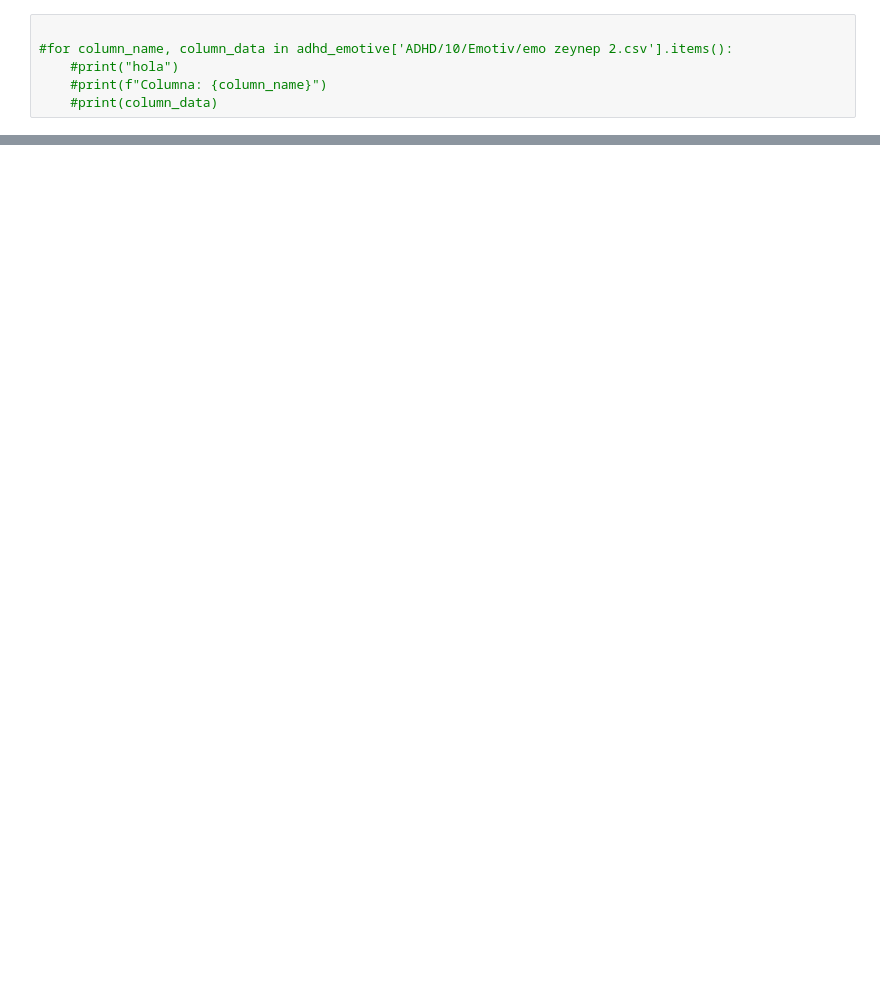
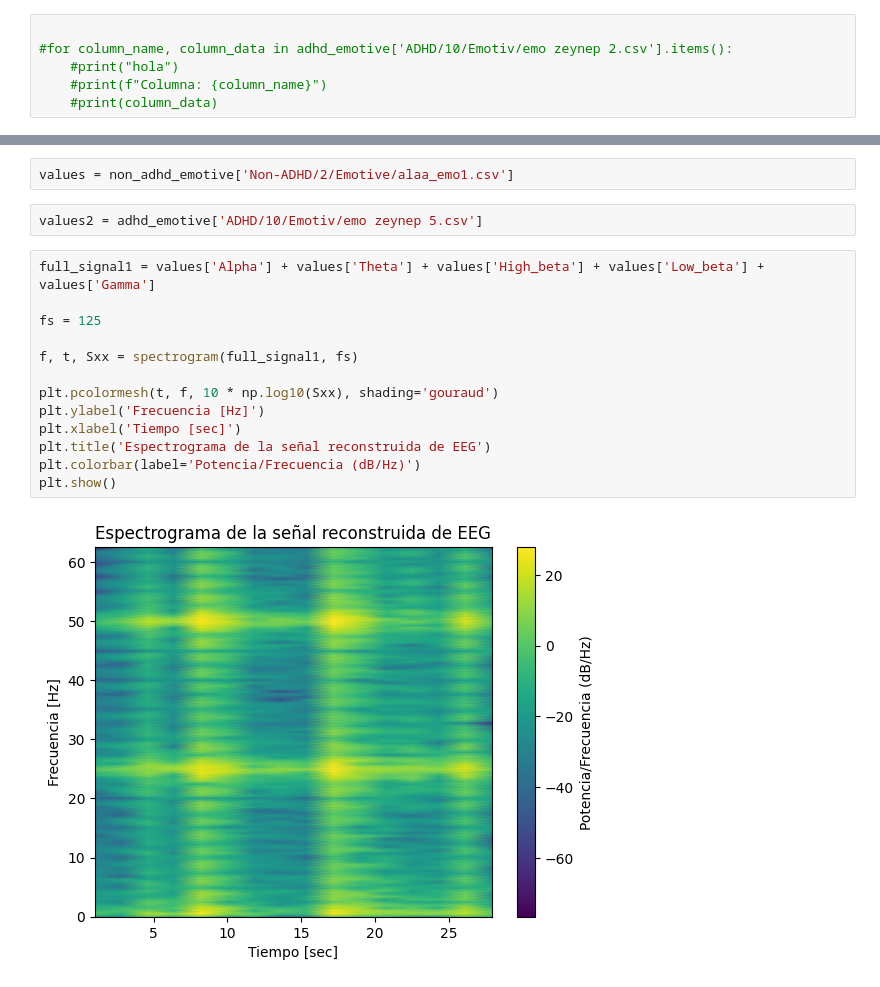
Before and after one commit to franitaa/ADHD-EEG-Game, a Jupyter notebook: ADHD_EEG_Game.ipynb, the cells around one changed output, grey strips where cells are left out. Saved outputs shown, nothing was run; the diff lists cells and outputs as text; blank space fills up the shorter version.

```diff
--- a/ADHD_EEG_Game.ipynb
+++ b/ADHD_EEG_Game.ipynb
@@ -170,0 +190,19 @@ PCA Components:
+# %%
+values = non_adhd_emotive['Non-ADHD/2/Emotive/alaa_emo1.csv']
+# %%
+values2 = adhd_emotive['ADHD/10/Emotiv/emo zeynep 5.csv']
+# %%
+full_signal1 = values['Alpha'] + values['Theta'] + values['High_beta'] + values['Low_beta'] + values['Gamma']
+
+fs = 125
+
+f, t, Sxx = spectrogram(full_signal1, fs)
+
+plt.pcolormesh(t, f, 10 * np.log10(Sxx), shading='gouraud')
+plt.ylabel('Frecuencia [Hz]')
+plt.xlabel('Tiempo [sec]')
+plt.title('Espectrograma de la señal reconstruida de EEG')
+plt.colorbar(label='Potencia/Frecuencia (dB/Hz)')
+plt.show()
+# %% [output]
+[figure, added]
```
Also changed, not shown: parts of 16 cells of this notebook.
